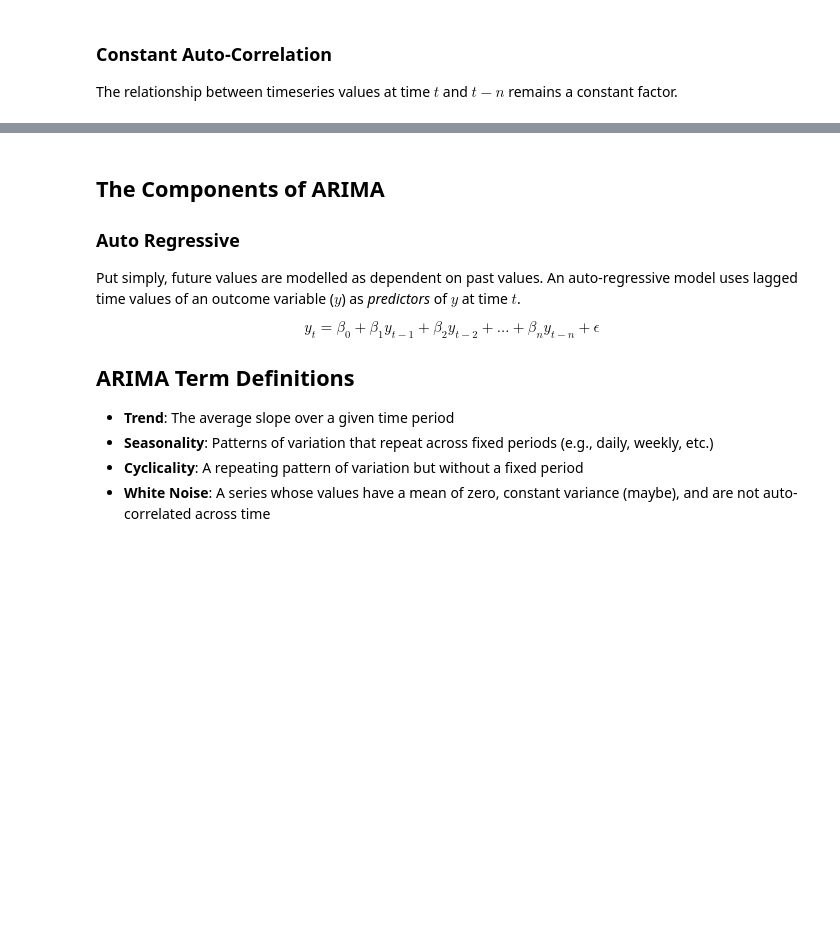
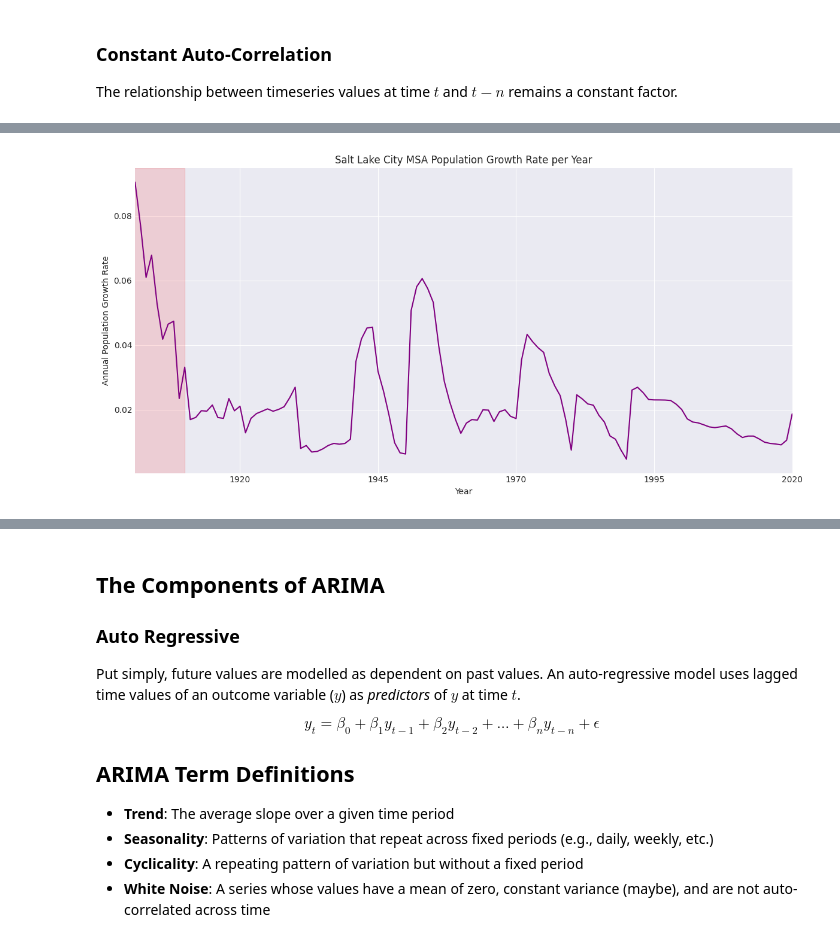
Before and after one commit to kdonavin/meta-prophet-guide, a Jupyter notebook: NOTES/ARIMA_guide.ipynb, the cells around one changed output, grey strips where cells are left out. Drawn from its saved outputs; the diff is of its cells as text; code cells hidden in the pictures; blank space fills up the shorter version.

```diff
--- a/NOTES/ARIMA_guide.ipynb
+++ b/NOTES/ARIMA_guide.ipynb
@@ -344,0 +355,28 @@ This time, taking a single difference was enough to make it stationary. But, oth
+# %%
+slc_pop_df['pop_prop_diff'] = slc_pop_df.Population.pct_change()
+
+# Create the plot using pandas, and get the matplotlib axes object
+fig, ax = plt.subplots(figsize=(12, 6))
+
+slc_pop_df.pop_prop_diff.dropna().plot(
+    ax=ax,
+    title='Salt Lake City MSA Population Growth Rate per Year',
+    legend=False,
+    color='purple'
+)
+
+# Apply the formatter to the y-axis and set the label.
+ax.set_ylabel('Annual Population Growth Rate')
+ax.set_xlabel('Year')
+
+# Shade the historical period: from the first year in the data until 1910
+start = slc_pop_df.index.min()
+end = pd.to_datetime('1910', format='%Y')
+ax.axvspan(start, end, color='red', alpha=0.12)
+
+# Ensure a clean layout and display the final plot.
+plt.grid(True)
+plt.tight_layout()
+plt.show()
+# %% [output]
+[figure, added]
```
Also changed, not shown: parts of 9 cells of this notebook.
